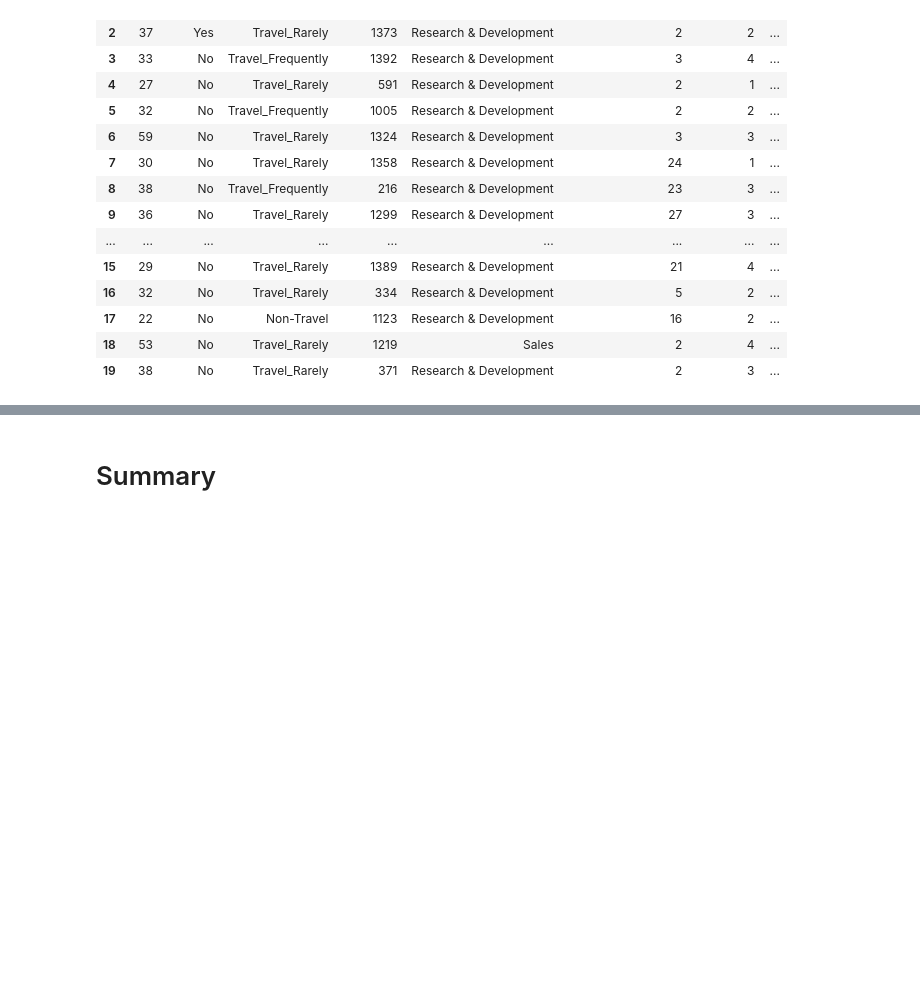
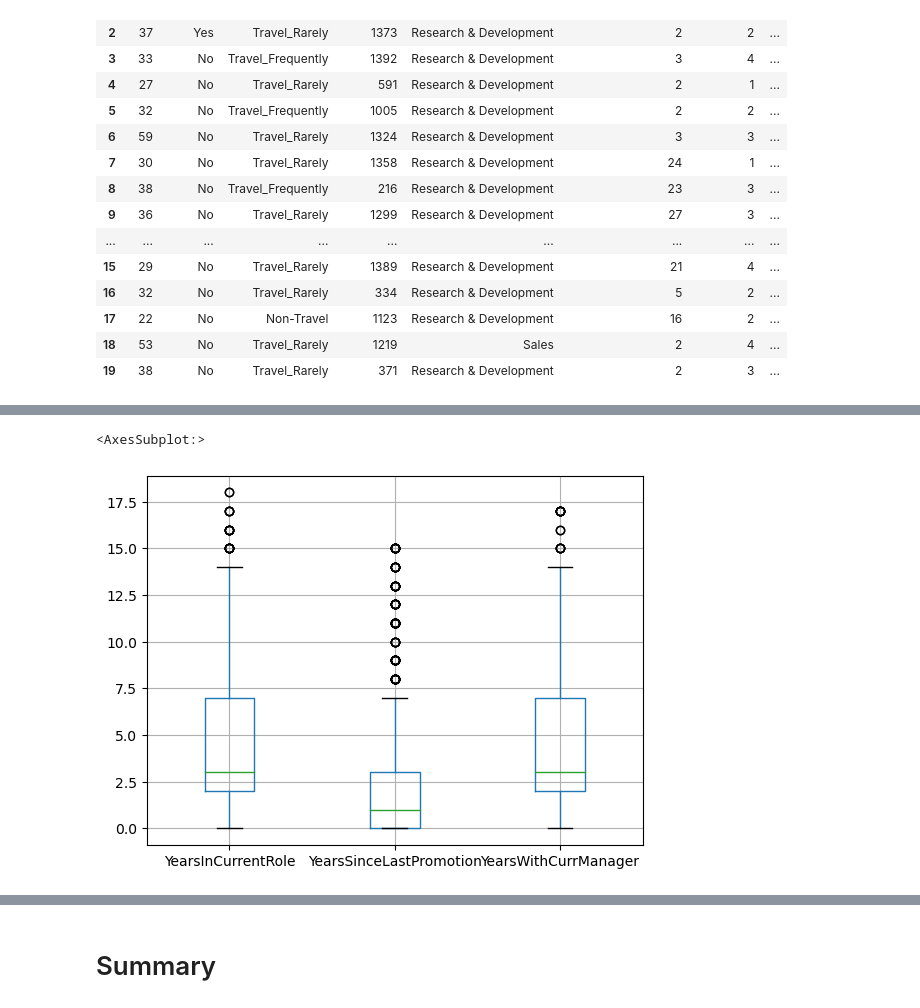
Before and after one commit to chrismle/Employee_Attrition, a Jupyter notebook: notebooks/1.0-cml-ibm-data_wrangling.ipynb, the cells around one changed output, grey strips where cells are left out. Saved outputs shown, nothing was run; the diff lists cells and outputs as text; code cells hidden in the pictures; blank space fills up the shorter version.

```diff
--- a/notebooks/1.0-cml-ibm-data_wrangling.ipynb
+++ b/notebooks/1.0-cml-ibm-data_wrangling.ipynb
@@ -215,0 +237,6 @@ df2.head(20)
+# %%
+# check number of potential outliers with boxplots
+df2.boxplot(column=['YearsInCurrentRole', 'YearsSinceLastPromotion', 'YearsWithCurrManager'])
+# %% [output]
+<AxesSubplot:>
+[figure, added]
```
Also changed, not shown: parts of 5 cells of this notebook.
